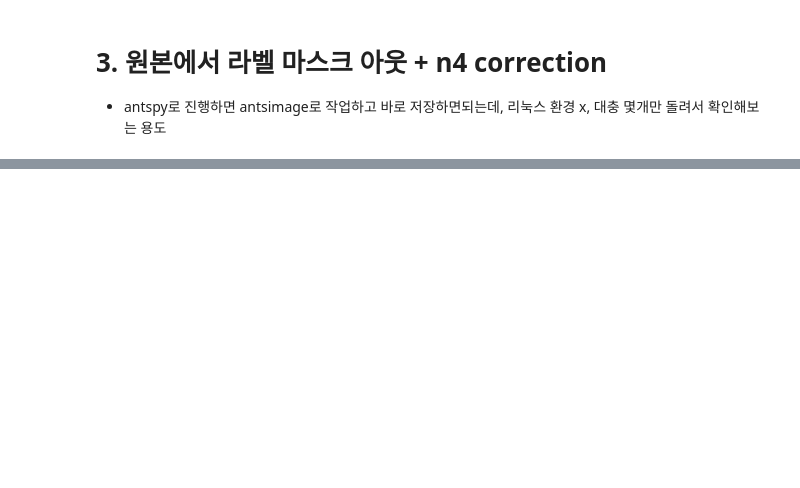
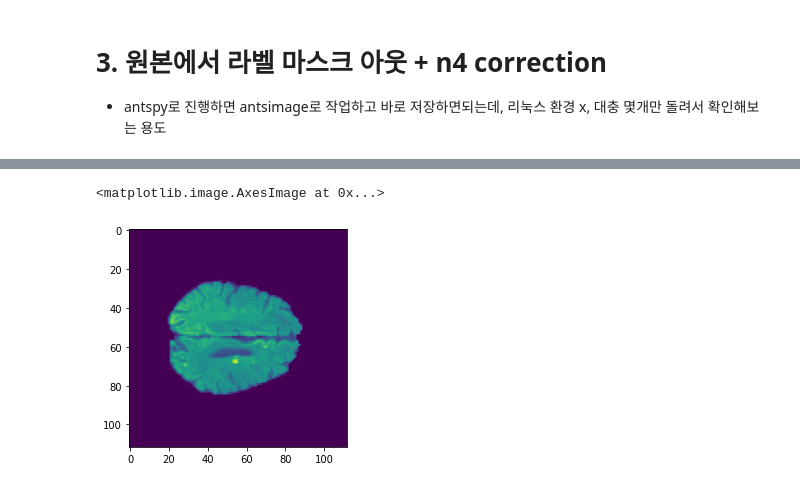
Before and after one commit to DSDanielPark/ANALYSIS-NIFTI-FOR-DEEP-LEARNING, a Jupyter notebook: notebooks/03.n4_bias_correction_for_lesion_nifti.ipynb, the cells around one changed output, grey strips where cells are left out. Drawn from its saved outputs; the diff is of its cells as text; code cells hidden in the pictures; blank space fills up the shorter version.

```diff
--- a/notebooks/03.n4_bias_correction_for_lesion_nifti.ipynb
+++ b/notebooks/03.n4_bias_correction_for_lesion_nifti.ipynb
@@ -137,27 +190,51 @@ def n4_mask_out_n4_correction_and_merge_with_lesion(input_raw_nifti_path: str, i
     raw_affine = raw_nii.affine
     raw_max_level_pixel = np.ravel(raw_nii_array).max()
 
+
+
     mask_nii = nib.load(input_mask_nifti_path)
     ## 효과가 있다면, 이 부분에서 voxel erosion 추가해서 라벨 근처 확장시켜주면 좋을 것 같습니다.
     mask_nii_array = mask_nii.get_fdata()
     assert 1 in mask_nii_array or 0 in mask_nii_array, "incorrect values in mask array(mask array must be include only 0 or 1)"
 
-
+    mask_legion_of_raw_data = raw_nii_array * mask_nii_array
     mask_out_array = raw_nii_array * (1-mask_nii_array)
 
+    # 마스크 아웃 한 파일 저장
     img = nib.Nifti1Image(mask_out_array, raw_affine)
     img.to_filename('temp_raw_mask_out.nii.gz')
 
+
+    # 마스크 아웃 파일 불러와서 마스크 아웃된 부분만 n4 correction 수행
     input = sitk.ReadImage('temp_raw_mask_out.nii.gz')
     image = sitk.Cast(input, sitk.sitkFloat32)
     # print(type(image))
     correctedImg_without_legion = sitk.N4BiasFieldCorrection(image)
 
-    mask_legion_of_raw_data = raw_nii_array * mask_nii_array
-    n4_correction_on_not_mask_region_only = correctedImg_without_legion + mask_legion_of_raw_data
 
-    sitk.WriteImage(n4_correction_on_not_mask_region_only, os.path.join(n4_correction_result_save_path,output_raw_nifti_path+'/correctedImg_without_legion.nii.gz'))
+
+    n4_correction_on_not_mask_region_only = correctedImg_without_legion
+
+    sitk.WriteImage(n4_correction_on_not_mask_region_only, 'correctedImg_without_legion.nii.gz')
+
+
+    # 학습용으로 원래 마스크된 부분의 값들과 마스크 아웃해서 n4 correction된 내용 병합
+    img_for_merge = nib.load('correctedImg_without_legion.nii.gz')
+    img_for_merge = img_for_merge.get_fdata()
+
+    merged_data = img_for_merge +  mask_legion_of_raw_data
+
+    img = nib.Nifti1Image(mask_out_array, raw_affine)
+    img.to_filename(os.path.join(n4_correction_result_save_path,'temp_raw_mask_out.nii.gz'))
 
 
 
-    return correctedImg_without_legion
+
+    return merged_data
+# %%
+merged_data = n4_mask_out_n4_correction_and_merge_with_lesion(raw_path, mask_path, './')
+# %%
+plt.imshow(merged_data[:,:,49])
+# %% [output]
+<matplotlib.image.AxesImage at 0x...>
+[figure, added]
```
Also changed, not shown: parts of 17 cells of this notebook, 2 other files.
